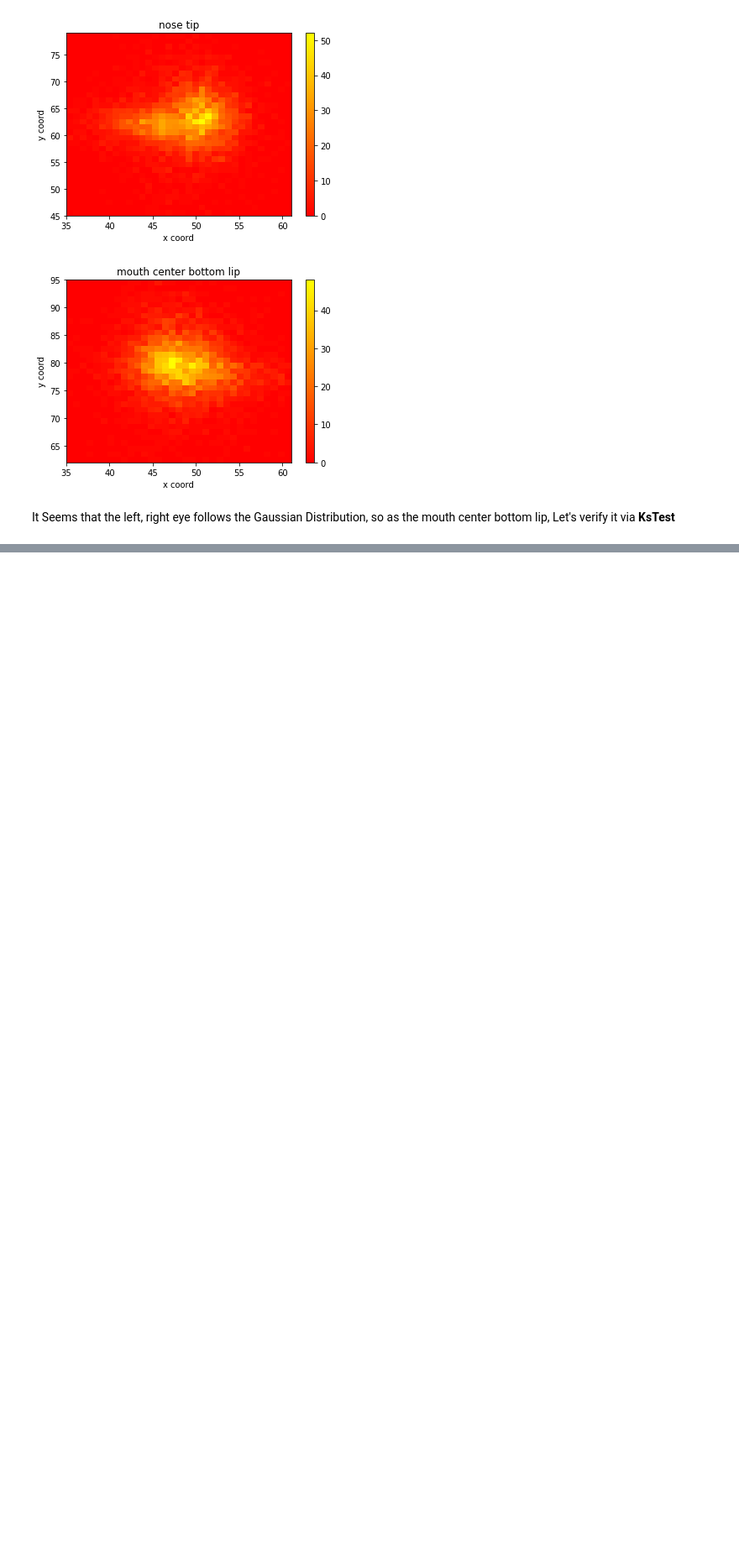
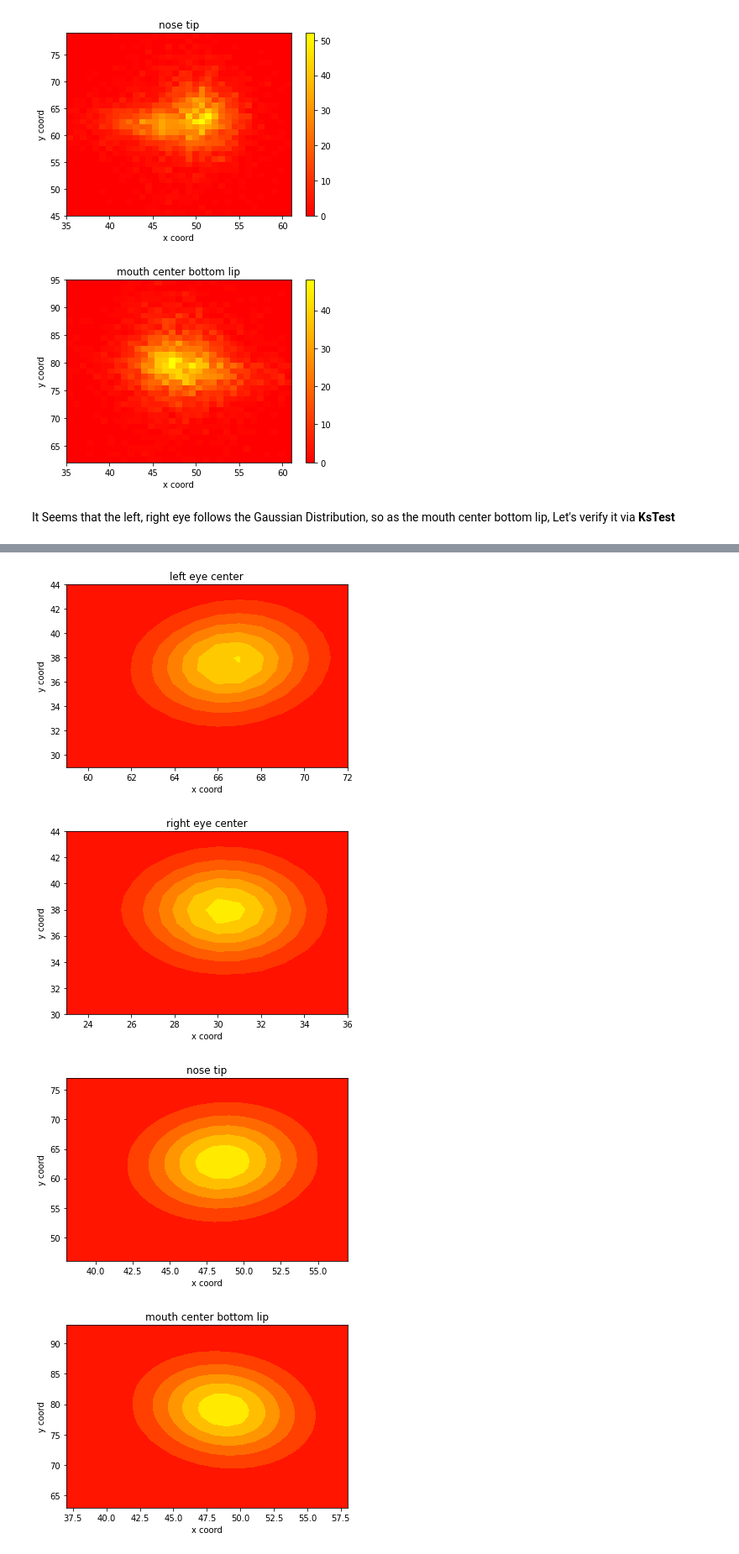
Before and after one commit to iClaude1998/KeyPoints-Detection, a Jupyter notebook: code/KeyPoint_Detect.ipynb, the cells around one changed output, grey strips where cells are left out. Shown: that part at 84% size. Cells and saved outputs as stored; diff of their text form; code cells hidden in the pictures; blank space fills up the shorter version.

```diff
--- a/code/KeyPoint_Detect.ipynb
+++ b/code/KeyPoint_Detect.ipynb
@@ -195,0 +200,26 @@ Unfortunately, nose_tip_y do NOT follows the norm distribution
+# %%
+def Gaussian(labels, feature):
+    # Delete the Null values and outliers
+    test_labels = labels.dropna()[[feature+ '_x', feature + '_y']]
+    mean = test_labels.mean()
+    std = test_labels.std()
+    test_labels = test_labels[(test_labels >= (mean - 3*std)) & (test_labels <= (mean + 3*std))]
+    # Generate Gaussian Distribution
+    # print('Mean of Gaussian: {}\n'.format(test_labels.mean().values))
+    # print('Covafiance matrix of Gaussian: {}\n'.format(test_labels.cov().values))
+    return stats.multivariate_normal(test_labels.mean(), test_labels.cov()), test_labels.mean().values, test_labels.std().values
+# %%
+for feature in locations:
+    rv, mean, std = Gaussian(labels, feature)
+    x, y = np.mgrid[int(mean[0] - 3*std[0]):int(mean[0] + 3*std[0]), int(mean[1] - 3*std[1]):int(mean[1] + 3*std[1])]
+    pos = np.dstack((x, y))
+    plt.contourf(x, y, rv.pdf(pos), cmap='autumn')
+    plt.title(' '.join(feature.split('_')))
+    plt.xlabel('x coord')
+    plt.ylabel('y coord')
+    plt.show()
+# %% [output]
+[figure, added]
+[figure, added]
+[figure, added]
+[figure, added]
```
Also changed, not shown: parts of 13 cells of this notebook.
